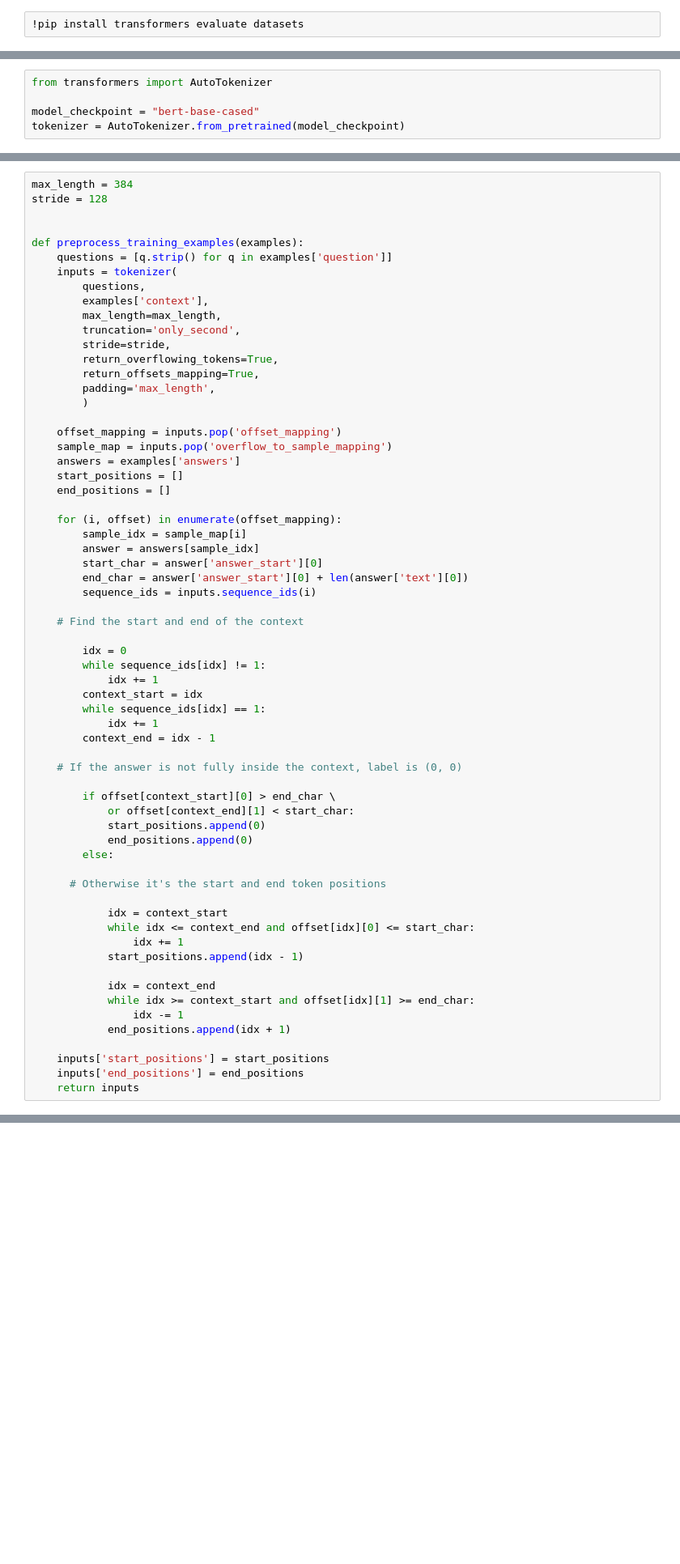
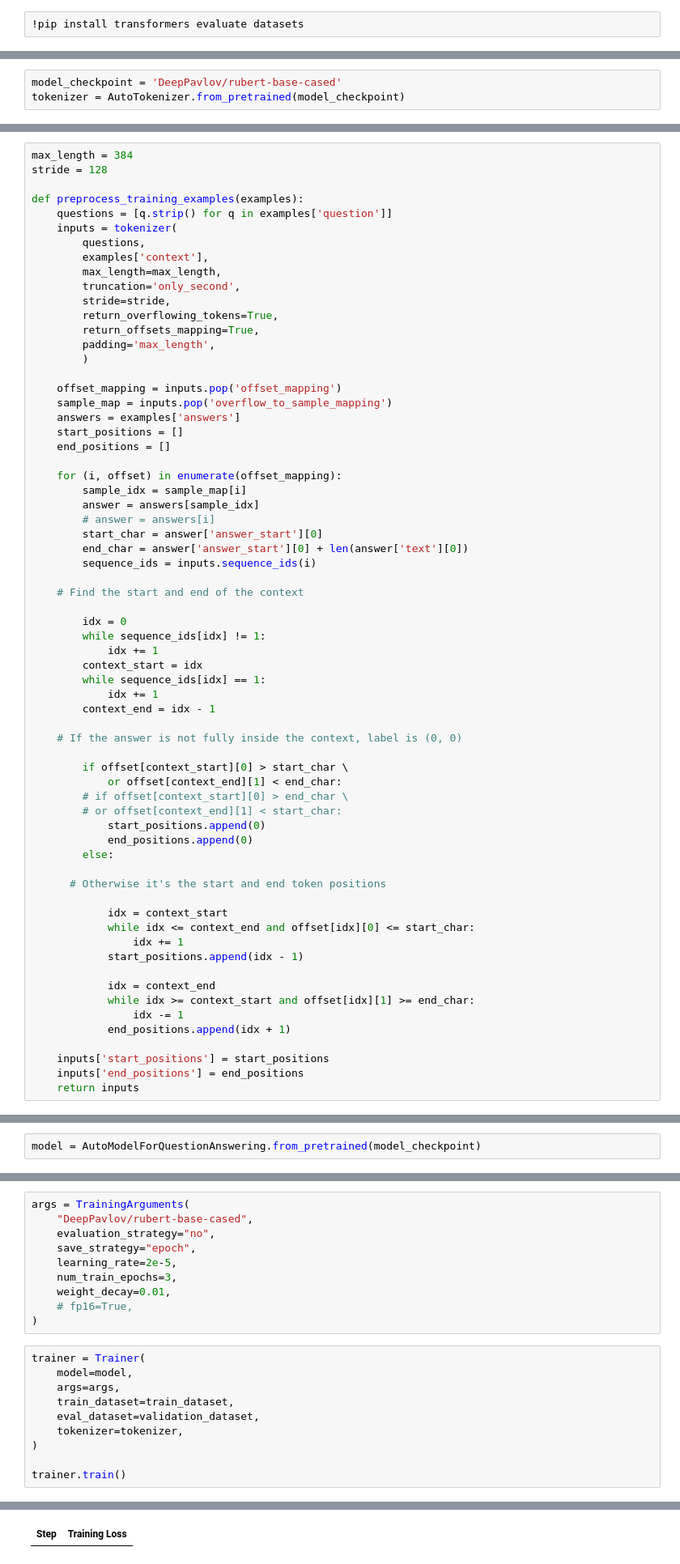
Before and after one commit to wizard339/education, a Jupyter notebook: qa_test.ipynb, the cells around one changed output, grey strips where cells are left out. Shown: that part at 81% size. Cells and saved outputs as stored; diff of their text form; blank space fills up the shorter version.

```diff
--- a/qa_test.ipynb
+++ b/qa_test.ipynb
@@ -14,9 +25,7 @@ Context:  В протерозойских отложениях органиче
 Question:  чем представлены органические остатки?
 Answer:  {'text': ['известковыми выделениями сине-зелёных водорослей'], 'answer_start': [109]}
 # %%
-from transformers import AutoTokenizer
-
-model_checkpoint = "bert-base-cased"
+model_checkpoint = 'DeepPavlov/rubert-base-cased'
 tokenizer = AutoTokenizer.from_pretrained(model_checkpoint)
 # %%
 context = raw_datasets["train"][0]["context"]
@@ -34,7 +42,6 @@ Token indices sequence length is longer than the specified maximum sequence leng
 # %%
 max_length = 384
 stride = 128
-
 
 def preprocess_training_examples(examples):
     questions = [q.strip() for q in examples['question']]
@@ -58,6 +65,7 @@ def preprocess_training_examples(examples):
     for (i, offset) in enumerate(offset_mapping):
         sample_idx = sample_map[i]
         answer = answers[sample_idx]
+        # answer = answers[i]
         start_char = answer['answer_start'][0]
         end_char = answer['answer_start'][0] + len(answer['text'][0])
         sequence_ids = inputs.sequence_ids(i)
@@ -74,8 +82,10 @@ def preprocess_training_examples(examples):
 
     # If the answer is not fully inside the context, label is (0, 0)
 
-        if offset[context_start][0] > end_char \
-            or offset[context_end][1] < start_char:
+        if offset[context_start][0] > start_char \
+            or offset[context_end][1] < end_char:
+        # if offset[context_start][0] > end_char \
+        # or offset[context_end][1] < start_char:
             start_positions.append(0)
             end_positions.append(0)
         else:
@@ -139,0 +211,2 @@ validation_dataset = raw_datasets["validation"].map(
+# %%
+model = AutoModelForQuestionAnswering.from_pretrained(model_checkpoint)
@@ -139,0 +219,21 @@ validation_dataset = raw_datasets["validation"].map(
+# %%
+args = TrainingArguments(
+    "DeepPavlov/rubert-base-cased",
+    evaluation_strategy="no",
+    save_strategy="epoch",
+    learning_rate=2e-5,
+    num_train_epochs=3,
+    weight_decay=0.01,
+    # fp16=True,
+)
+# %%
+trainer = Trainer(
+    model=model,
+    args=args,
+    train_dataset=train_dataset,
+    eval_dataset=validation_dataset,
+    tokenizer=tokenizer,
+)
+
+trainer.train()
+# %% [output]
@@ -139,0 +242 @@ validation_dataset = raw_datasets["validation"].map(
+| Step | Training Loss |
```
Also changed, not shown: parts of 12 cells of this notebook.
